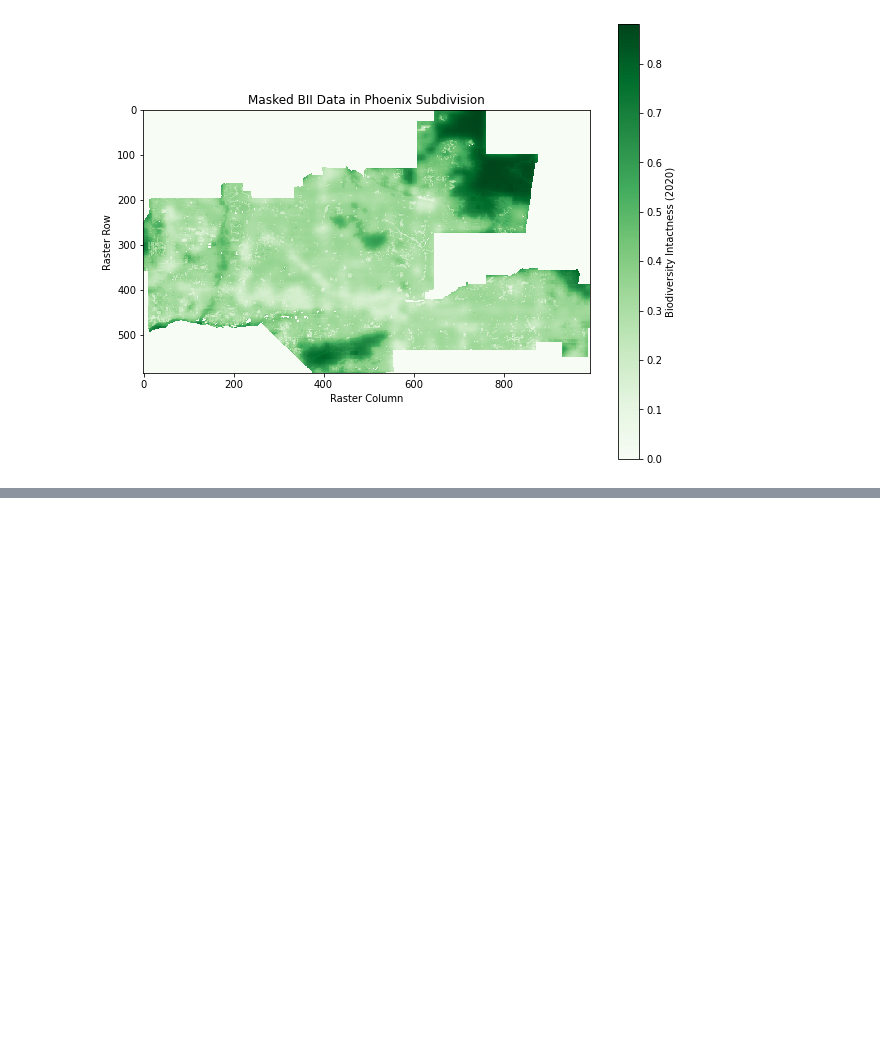
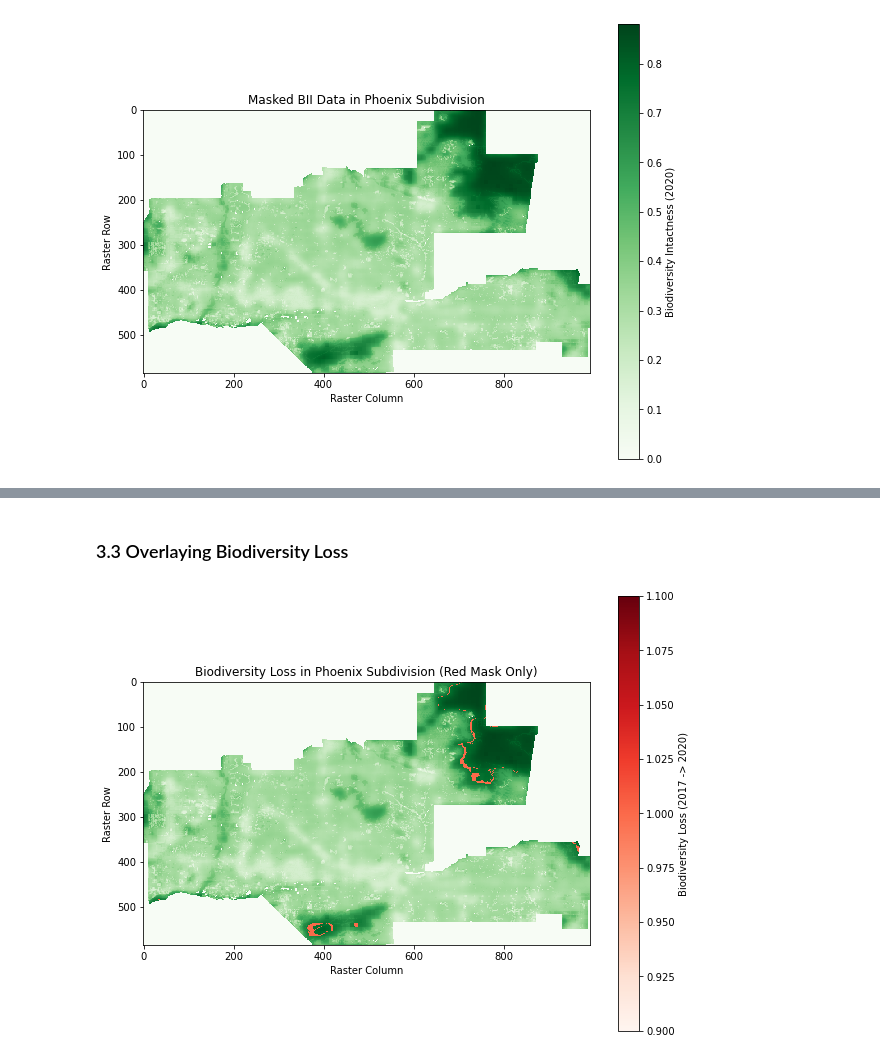
Before and after one commit to takeenshamloo/biodiversity-intactness-phoenix, a Jupyter notebook: notebooks/biodiversity_of_pheonix_airzona.ipynb, the cells around one changed output, grey strips where cells are left out. Cells and saved outputs as stored; diff of their text form; code cells hidden in the pictures; blank space fills up the shorter version.

```diff
--- a/notebooks/biodiversity_of_pheonix_airzona.ipynb
+++ b/notebooks/biodiversity_of_pheonix_airzona.ipynb
@@ -157,0 +184,19 @@ plt.show()
+# %% [markdown]
+### 3.3 Overlaying Biodiversity Loss
+# %%
+# Prepare the loss mask for visualization with transparency
+loss_mask_with_nan = np.where(loss_mask, 1, np.nan)  # Set True values to 1, others to NaN
+
+# Plot the masked BII data as the base layer
+plt.figure(figsize=(10, 8))
+plt.imshow(masked_bii_2020, cmap="Greens", interpolation="none", label="Biodiversity Intactness (2020)")
+
+# Plot only the red loss mask with a transparent background
+plt.imshow(loss_mask_with_nan, cmap="Reds", interpolation="none")
+plt.colorbar(label="Biodiversity Loss (2017 -> 2020)")
+plt.title("Biodiversity Loss in Phoenix Subdivision (Red Mask Only)")
+plt.xlabel("Raster Column")
+plt.ylabel("Raster Row")
+plt.show()
+# %% [output]
+[figure, added]
```
Also changed, not shown: parts of 5 cells of this notebook.
